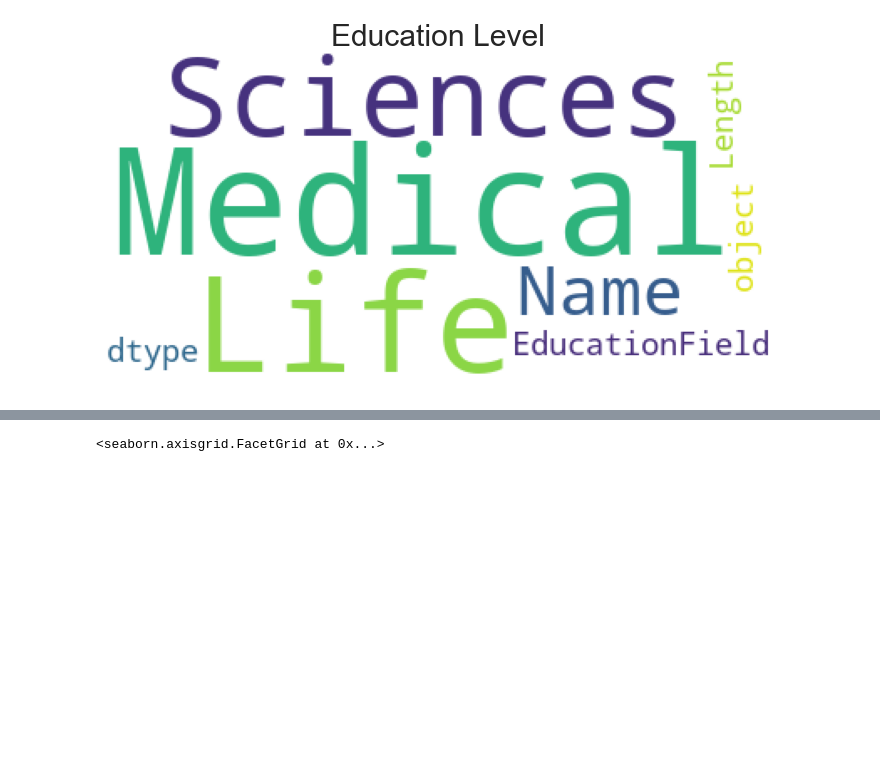
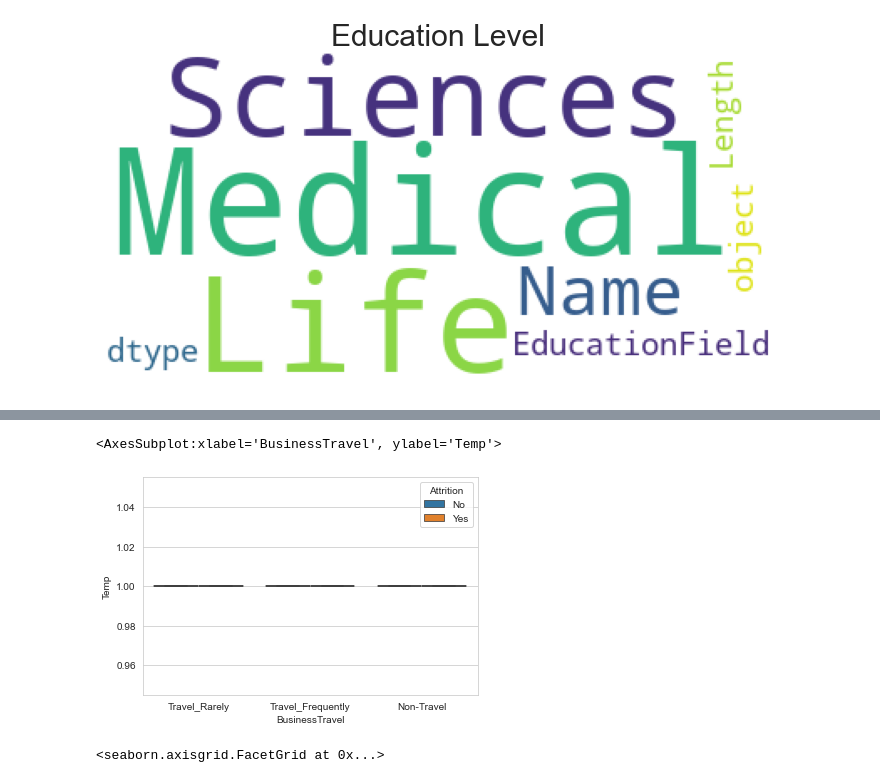
Before and after one commit to JamesLi197412/HR-Analytics, a Jupyter notebook: HRAnalytics.ipynb, the cells around one changed output, grey strips where cells are left out. Cells and saved outputs as stored; diff of their text form; code cells hidden in the pictures; blank space fills up the shorter version.

```diff
--- a/HRAnalytics.ipynb
+++ b/HRAnalytics.ipynb
@@ -196,3 +221,9 @@ plt.show()
+# %%
+# To look into the age by Attrition
+sns.boxplot( x = 'BusinessTravel', y = 'Temp', hue = 'Attrition', data = general)
+# %% [output]
+<AxesSubplot:xlabel='BusinessTravel', ylabel='Temp'>
+[figure, added]
 # %%
 # To dive into the distribution of working year by Attrition
 sns.factorplot(data=general,y='TotalWorkingYears',x='Attrition',size=5,aspect=1,kind='box')
```
Also changed, not shown: parts of 26 cells of this notebook.
